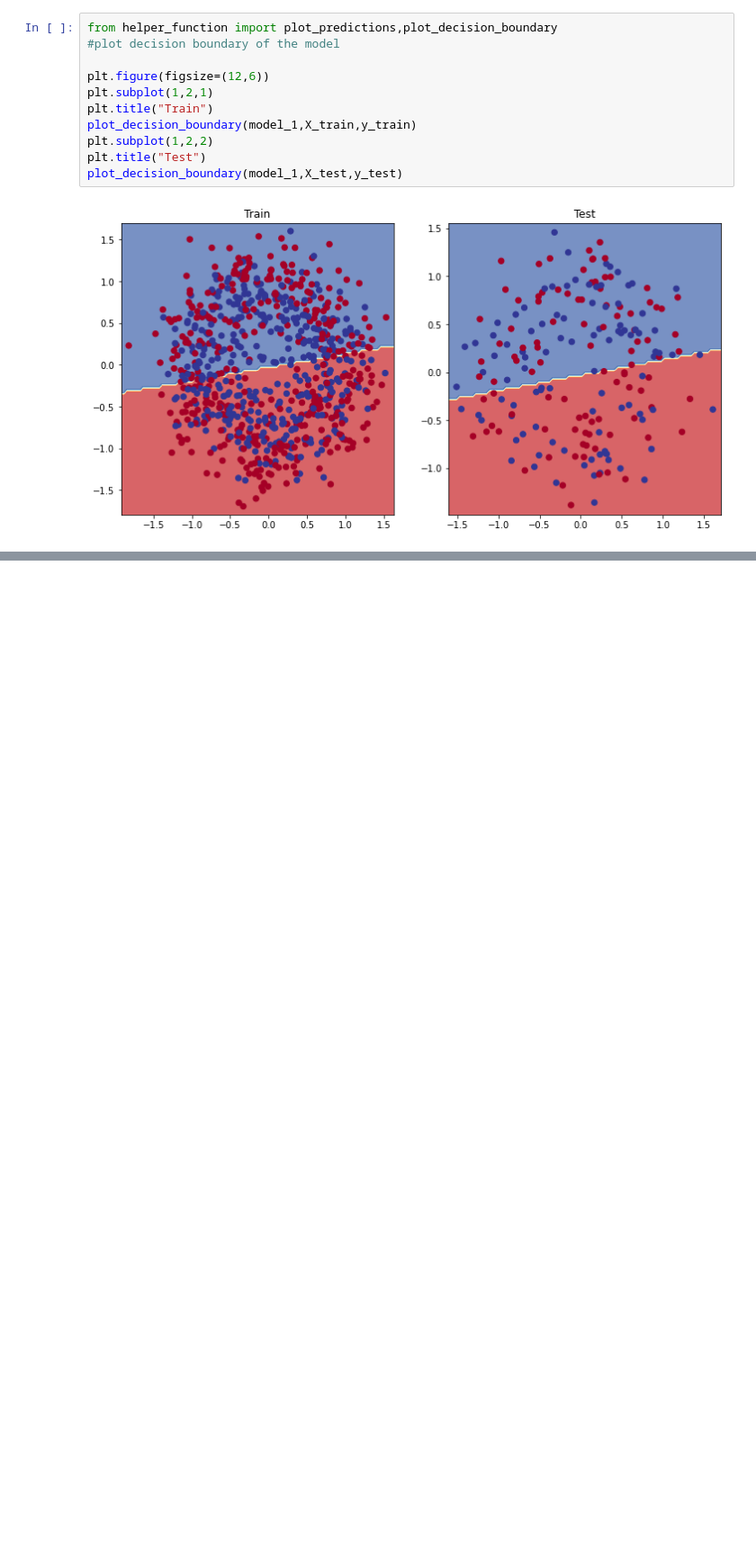
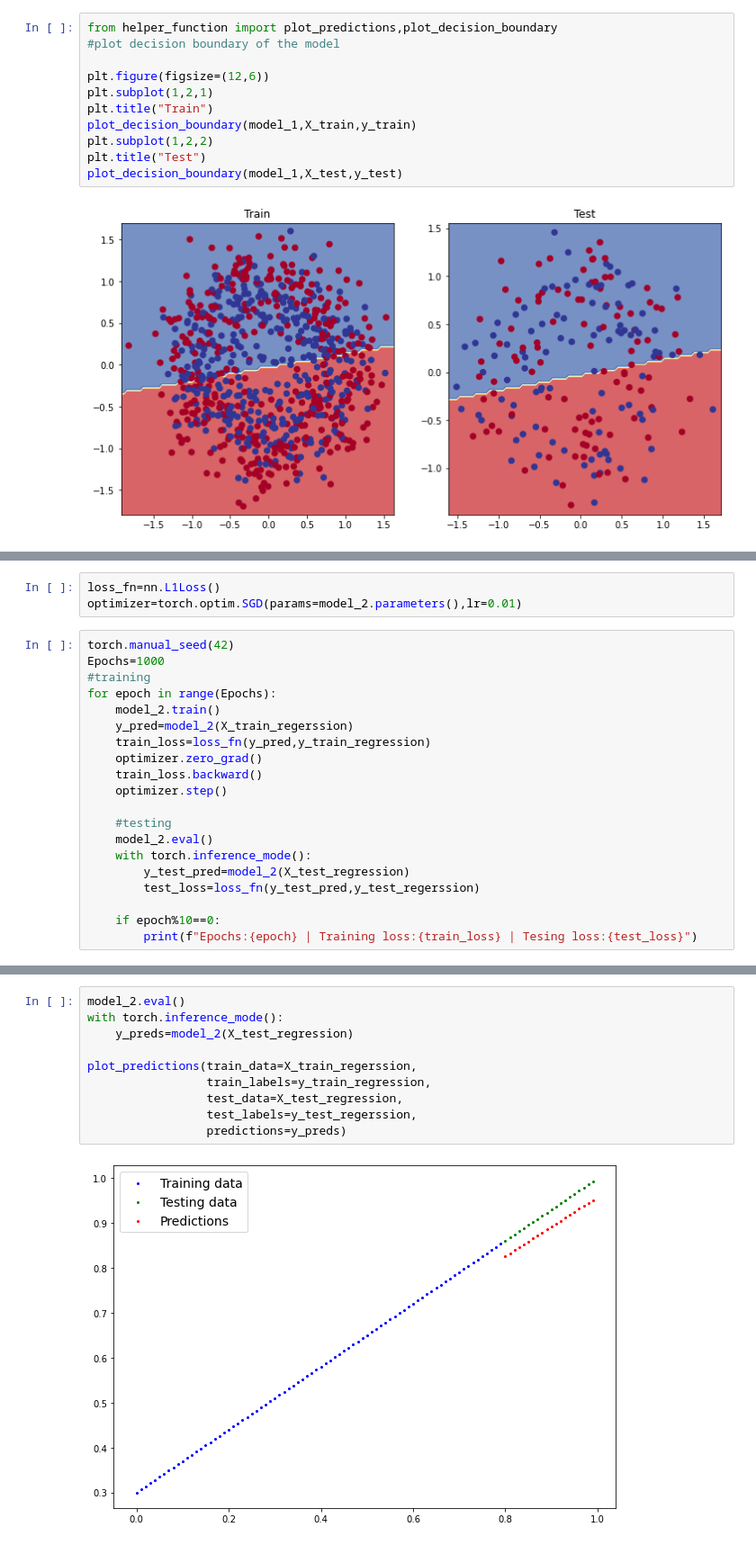
Before and after one commit to GirishHiremath/PyTorch, a Jupyter notebook: neural_network_classification_pytorch.ipynb, the cells around one changed output, grey strips where cells are left out. Shown: that part at 90% size. Drawn from its saved outputs; the diff is of its cells as text; blank space fills up the shorter version.

```diff
--- a/neural_network_classification_pytorch.ipynb
+++ b/neural_network_classification_pytorch.ipynb
@@ -453,0 +508,23 @@ plot_decision_boundary(model_1,X_test,y_test)
+# %%
+loss_fn=nn.L1Loss()
+optimizer=torch.optim.SGD(params=model_2.parameters(),lr=0.01)
+# %%
+torch.manual_seed(42)
+Epochs=1000
+#training
+for epoch in range(Epochs):
+    model_2.train()
+    y_pred=model_2(X_train_regerssion)
+    train_loss=loss_fn(y_pred,y_train_regression)
+    optimizer.zero_grad()
+    train_loss.backward()
+    optimizer.step()
+
+    #testing
+    model_2.eval()
+    with torch.inference_mode():
+        y_test_pred=model_2(X_test_regression)
+        test_loss=loss_fn(y_test_pred,y_test_regerssion)
+
+    if epoch%10==0:
+        print(f"Epochs:{epoch} | Training loss:{train_loss} | Tesing loss:{test_loss}")
@@ -453,0 +549,12 @@ plot_decision_boundary(model_1,X_test,y_test)
+# %%
+model_2.eval()
+with torch.inference_mode():
+    y_preds=model_2(X_test_regression)
+
+plot_predictions(train_data=X_train_regerssion,
+                 train_labels=y_train_regression,
+                 test_data=X_test_regression,
+                 test_labels=y_test_regerssion,
+                 predictions=y_preds)
+# %% [output]
+[figure, added]
```
Also changed, not shown: parts of 10 cells of this notebook.
